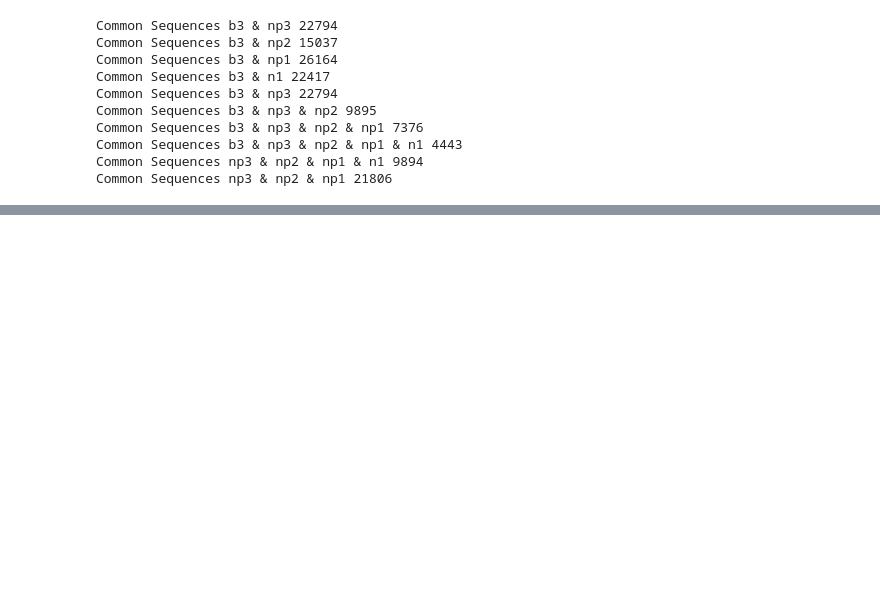
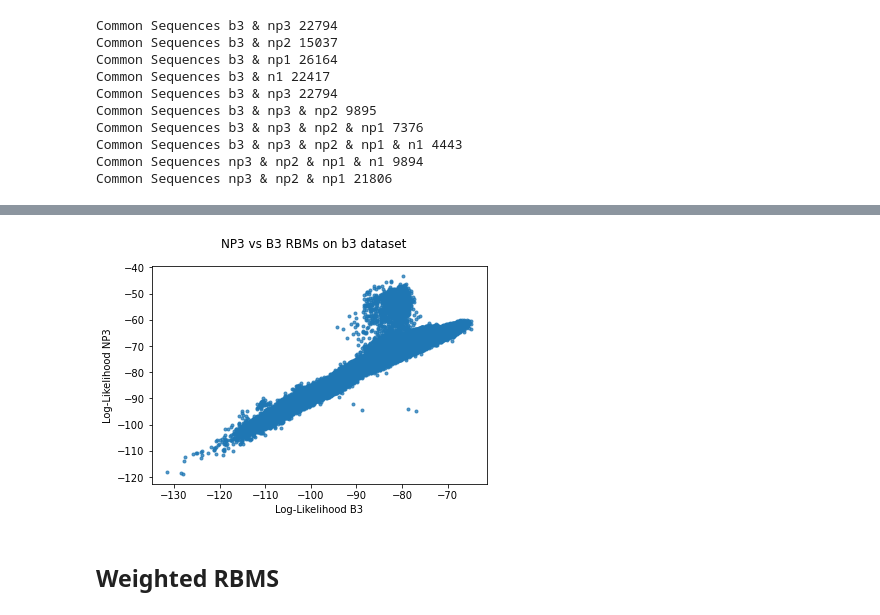
Before and after one commit to Jonahowns/phage_display_ML, a Jupyter notebook: rbm_torch/pig_analysis_c1.ipynb, the cells around one changed output, grey strips where cells are left out. Drawn from its saved outputs; the diff is of its cells as text; code cells hidden in the pictures; blank space fills up the shorter version.

```diff
--- a/rbm_torch/pig_analysis_c1.ipynb
+++ b/rbm_torch/pig_analysis_c1.ipynb
@@ -165,7 +195,7 @@ count_dist(data_c1, "Unique Sequence Count Distribution C1")
 [figure]
 # %%
 # calculate likelihoods from last round rbm only
-checkp = get_checkpoint_path("np3_c1")
+checkp, v_dir = get_checkpoint_path("np3_c1")
 np3_rbm = RBM.load_from_checkpoint(checkp)
 
 # this takes awhile, might be something I optimize further in the future
@@ -193,6 +217,6 @@ compare_likelihood_correlation(np3_likeli["b3_c1"], b3_likeli["b3_c1"], "NP3 vs
 # %%
 # calculate likelihoods from last round rbm only
-checkp = get_checkpoint_path("b3_c1")
+checkp, v_dir = get_checkpoint_path("b3_c1")
 b3_rbm = RBM.load_from_checkpoint(checkp)
 
 # this takes awhile, might be something I optimize further in the future
@@ -250,2 +275,8 @@ data_c2 = fetch_data(c2_rounds, dir="../pig_tissue")
+# %%
+compare_likelihood_correlation(np3_likeli["b3_c1"], b3_likeli["b3_c1"], "NP3 vs B3 RBMs on b3 dataset", ["NP3", "B3"])
+# %% [output]
+[figure, added]
+# %% [markdown]
+## Weighted RBMS
 # %%
 # calculate likelihoods from last round rbm only
```
Also changed, not shown: parts of 20 cells of this notebook, 3 other files.
